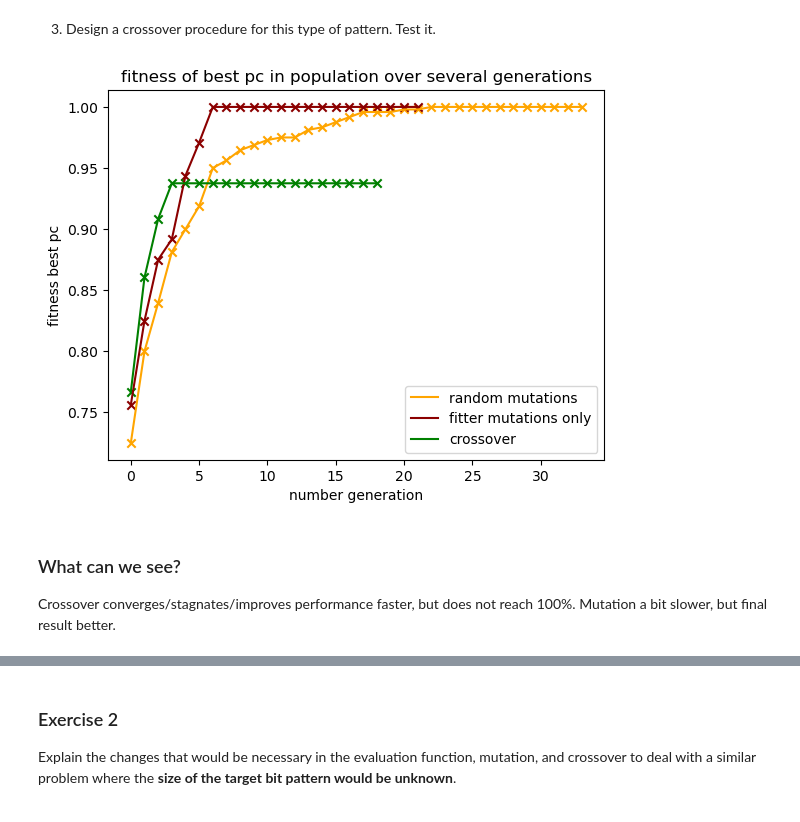
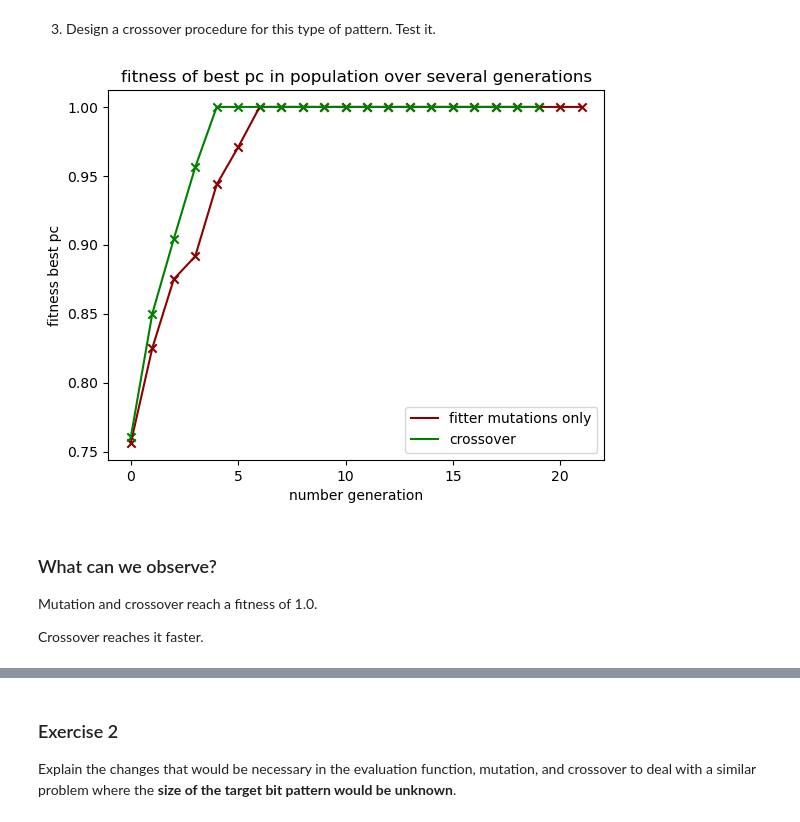
Before and after one commit to jelenameyer/IntroToMachineLearning, a Jupyter notebook: assignments/assignment4/a04.ipynb, the cells around one changed output, grey strips where cells are left out. Saved outputs shown, nothing was run; the diff lists cells and outputs as text; code cells hidden in the pictures.

```diff
--- a/assignments/assignment4/a04.ipynb
+++ b/assignments/assignment4/a04.ipynb
@@ -308,10 +308,13 @@ for i in range(100):
 # %% [output]
 Goal bit pattern: 1001000110000110
 # %%
-def getBestFitnessIndividuals(listWithSeveralIndividuals, correctBitPattern, percentageBest = 0.3):
+def getBestFitnessIndividuals(listWithSeveralIndividuals, correctBitPattern, percentageBest = 0.3, withDifferentLengthBits = False):
     allFitnesses = []
     for individual in listWithSeveralIndividuals:
-        fitness = measureFitness(correctBitPattern, individual)
+        if withDifferentLengthBits == True:
+            fitness = measureFitnessRandomLengthBit(correctBitPattern, individual)
+        else:
+            fitness = measureFitness(correctBitPattern, individual)
         allFitnesses.append(fitness)
 
     dictPositionToIndividual = {}
@@ -359,10 +362,13 @@ def mutateIfBetterPopulationFromBestIndividuals(correctBitPattern, listWithBestI
 
     return (fullNewPopulation)
 
-def measureFitnessOfPopulation(listWithSeveralIndividuals, correctBitPattern):
+def measureFitnessOfPopulation(listWithSeveralIndividuals, correctBitPattern, withDifferentLengthBits = False):
     allFitnesses = []
     for individual in listWithSeveralIndividuals:
-        allFitnesses.append(measureFitness(correctBitPattern, individual))
+        if withDifferentLengthBits == True:
+            allFitnesses.append(measureFitnessRandomLengthBit(correctBitPattern, individual))
+        else:
+            allFitnesses.append(measureFitness(correctBitPattern, individual))
 
     averageFitnessPopulation = sum(allFitnesses)/len(allFitnesses)
 
@@ -588,7 +594,7 @@ def crossoverBit(bitOne, bitTwo):
     bitOne = list(bitOne)
     bitTwo = list(bitTwo)
     newCrossoverBit = []
-    breakPoint = int(len(bitOne)/2)
+    breakPoint = random.randint(1, len(bitTwo)-1)
 
     for i in range(len(bitTwo)):
         if i < breakPoint:
@@ -673,22 +679,25 @@ def runEvolutionCrossoverBest(correctBitPattern, listWithSeveralIndividuals, max
 # %%
 countCrossover, fitnessBestPcCrossover = runEvolutionCrossoverBest(correctBitPattern, population)
 
-plt.plot(range(countPopBestRandomMutation+1), fitnessBestPcPopRandomMutation, c="orange", label = "random mutations")
-plt.scatter(range(countPopBestRandomMutation+1), fitnessBestPcPopRandomMutation, c="orange", marker='x')
+#plt.plot(range(countPopBestRandomMutation+1), fitnessBestPcPopRandomMutation, c="orange", label = "random mutations")
+#plt.scatter(range(countPopBestRandomMutation+1), fitnessBestPcPopRandomMutation, c="orange", marker='x')
 plt.plot(range(countPopBestFitterMutation+1), fitnessBestPcPopFitterMutation, c="darkred", label = "fitter mutations only")
 plt.scatter(range(countPopBestFitterMutation+1), fitnessBestPcPopFitterMutation, c="darkred", marker='x')
 plt.plot(range(countCrossover+1), fitnessBestPcCrossover, c="green", label = "crossover")
 plt.scatter(range(countCrossover+1), fitnessBestPcCrossover, c="green", marker='x')
 plt.title("fitness of best pc in population over several generations")
 plt.xlabel("number generation")
 plt.ylabel("fitness best pc")
 plt.legend()
 plt.show()
 # %% [output]
-[figure, old version]
+[figure, new version]
-# %% [markdown]
-### What can we see?
-Crossover converges/stagnates/improves performance faster, but does not reach 100%. Mutation a bit slower, but final result better.
+# %% [markdown]
+### What can we observe?
+
+Mutation and crossover reach a fitness of 1.0.
+
+Crossover reaches it faster.
 # %%
 # compare crossover with the rest
 random.seed(12345678910)
```
Also changed, not shown: parts of 19 cells of this notebook.
